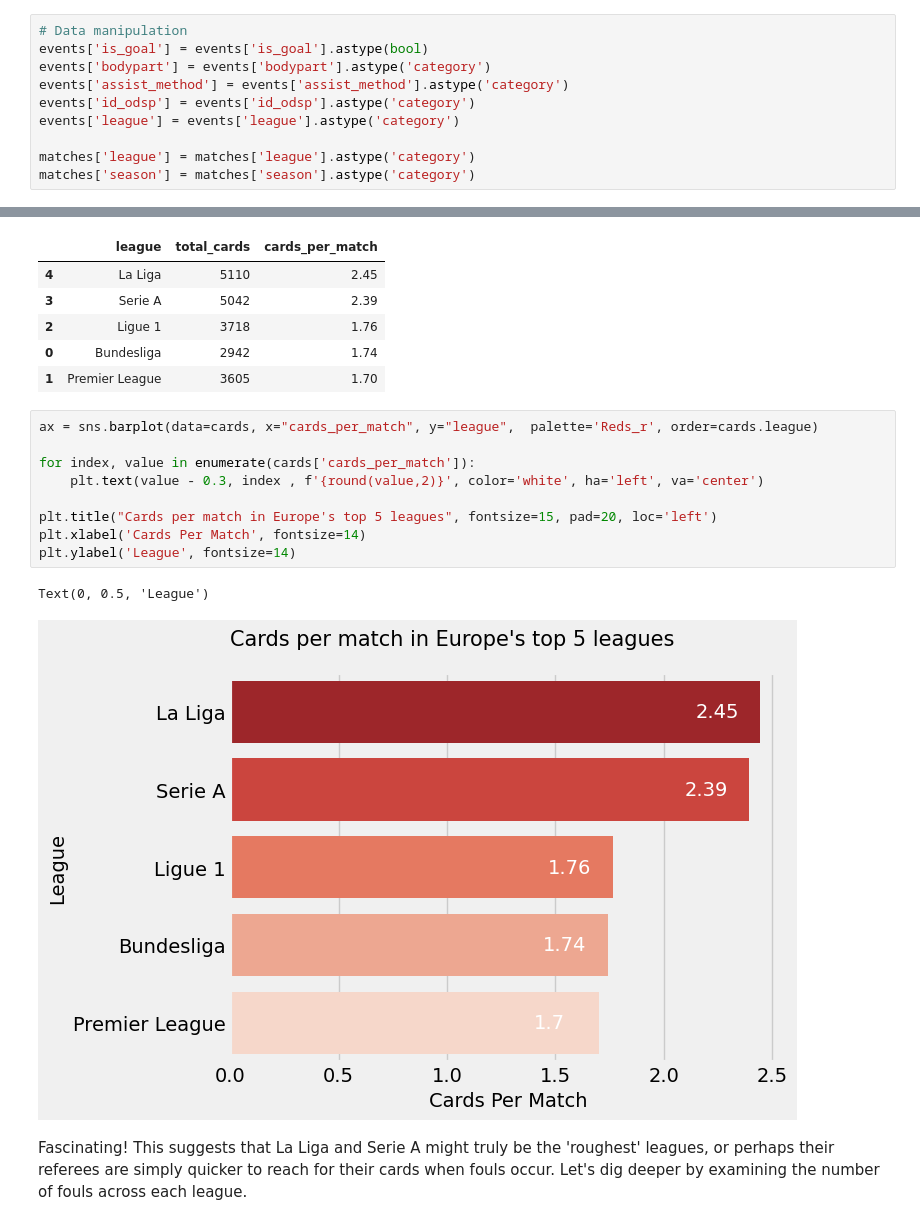
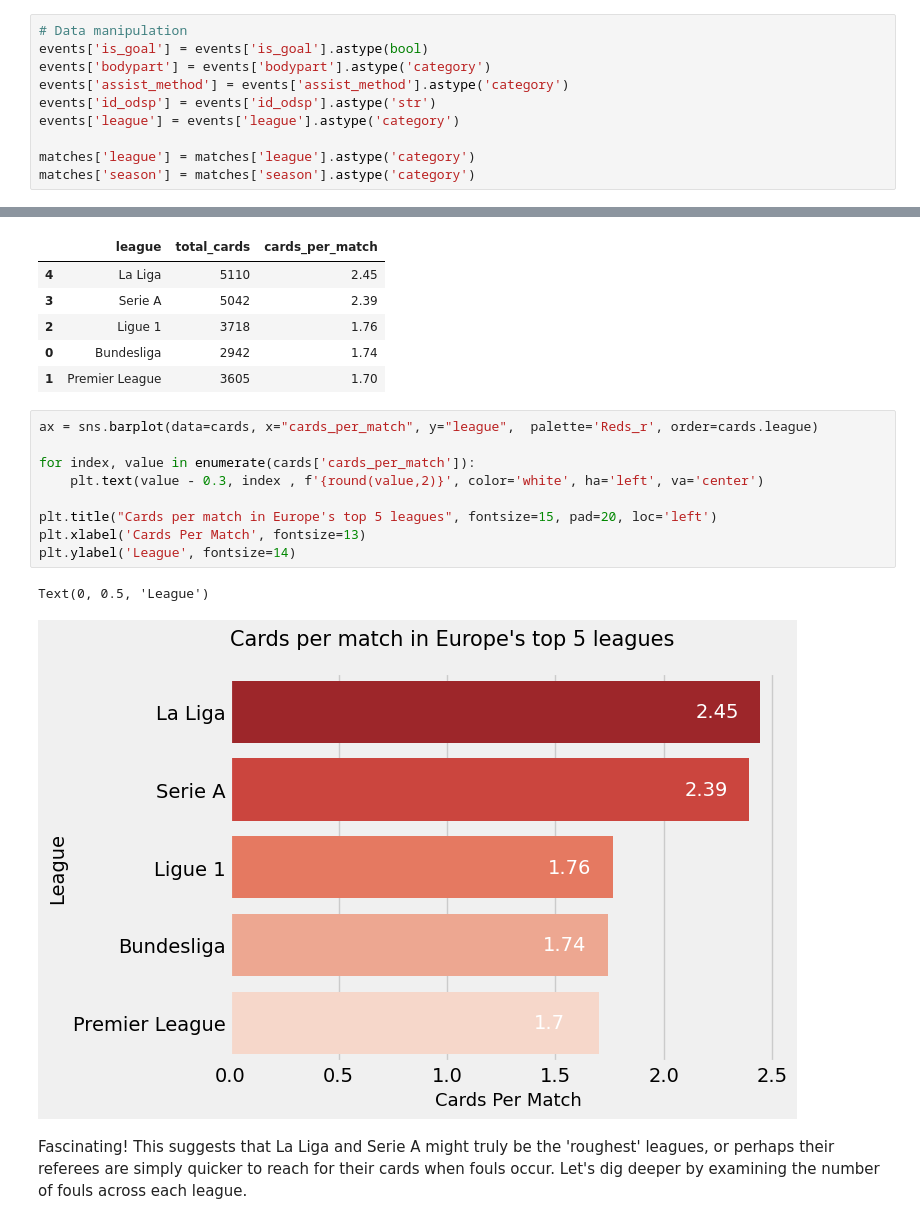
Before and after one commit to yassergribi/Analysis-of-Football-Events, a Jupyter notebook: Analysis_of_Football_Events.ipynb, the cells around one changed output, grey strips where cells are left out. Drawn from its saved outputs; the diff is of its cells as text.

```diff
--- a/Analysis_of_Football_Events.ipynb
+++ b/Analysis_of_Football_Events.ipynb
@@ -51,7 +42,7 @@ events.head(2)
 events['is_goal'] = events['is_goal'].astype(bool)
 events['bodypart'] = events['bodypart'].astype('category')
 events['assist_method'] = events['assist_method'].astype('category')
-events['id_odsp'] = events['id_odsp'].astype('category')
+events['id_odsp'] = events['id_odsp'].astype('str')
 events['league'] = events['league'].astype('category')
 
 matches['league'] = matches['league'].astype('category')
@@ -178,15 +163,15 @@ cards
 # %%
 ax = sns.barplot(data=cards, x="cards_per_match", y="league",  palette='Reds_r', order=cards.league)
 
 for index, value in enumerate(cards['cards_per_match']):
     plt.text(value - 0.3, index , f'{round(value,2)}', color='white', ha='left', va='center')
 
 plt.title("Cards per match in Europe's top 5 leagues", fontsize=15, pad=20, loc='left')
-plt.xlabel('Cards Per Match', fontsize=14)
+plt.xlabel('Cards Per Match', fontsize=13)
 plt.ylabel('League', fontsize=14)
 # %% [output]
 Text(0, 0.5, 'League')
-[figure, old version]
+[figure, new version]
 # %% [markdown]
 Fascinating! This suggests that La Liga and Serie A might truly be the 'roughest' leagues, or perhaps their referees are simply quicker to reach for their cards when fouls occur. Let's dig deeper by examining the number of fouls across each league.
 # %%
```
Also changed, not shown: parts of 47 cells of this notebook.
